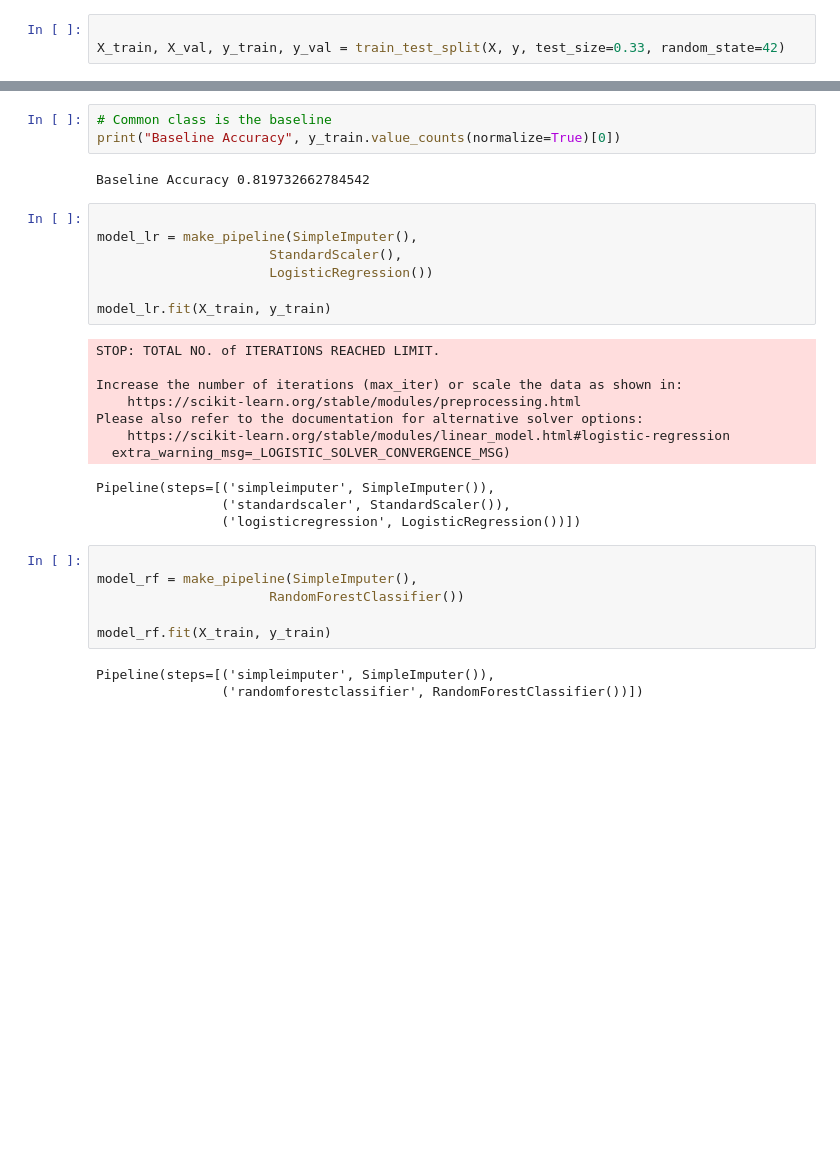
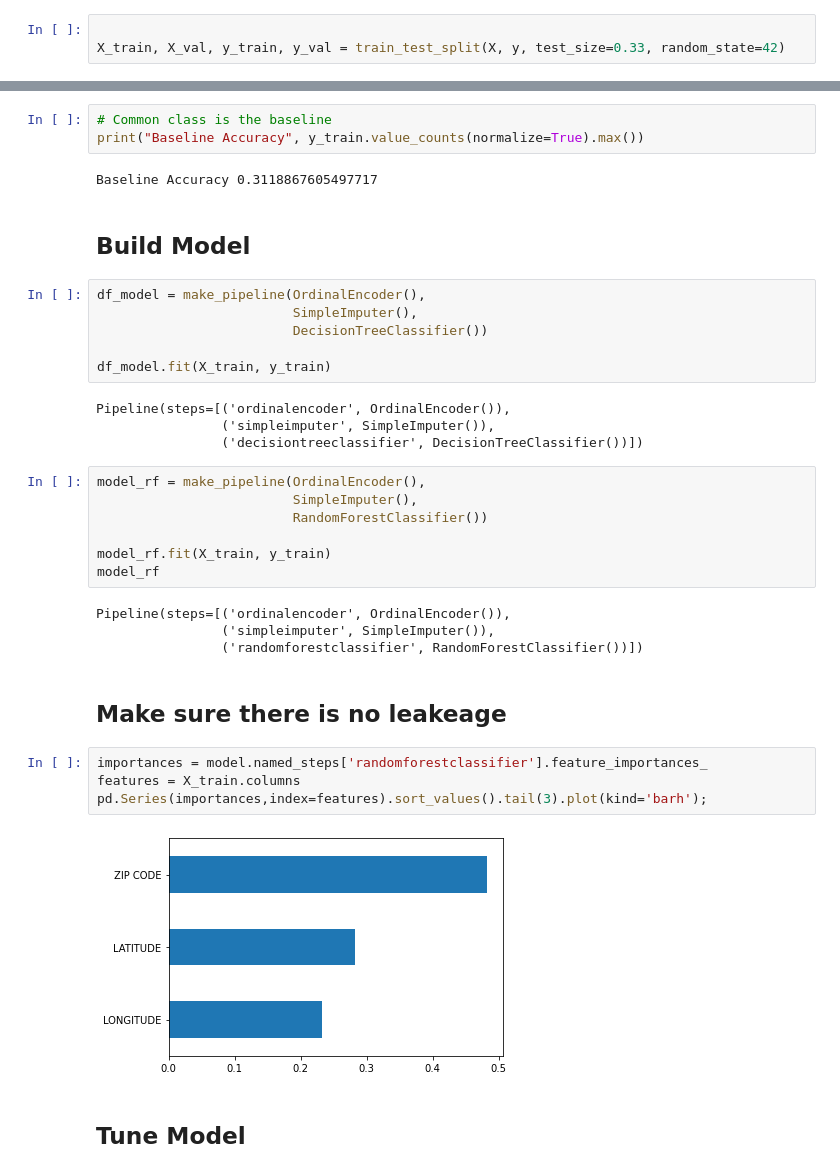
Before and after one commit to Arnelialeslieblog/DS-Unit-2-Applied-Modeling, a Jupyter notebook: module1-define-ml-problems/LS_DS_231_assignment.ipynb, the cells around one changed output, grey strips where cells are left out. Saved outputs shown, nothing was run; the diff lists cells and outputs as text; blank space fills up the shorter version.

```diff
--- a/module1-define-ml-problems/LS_DS_231_assignment.ipynb
+++ b/module1-define-ml-problems/LS_DS_231_assignment.ipynb
@@ -127,32 +172,38 @@ X_train, X_val, y_train, y_val = train_test_split(X, y, test_size=0.33, random_s
 # %%
 # Common class is the baseline
-print("Baseline Accuracy", y_train.value_counts(normalize=True)[0])
+print("Baseline Accuracy", y_train.value_counts(normalize=True).max())
 # %% [output]
-Baseline Accuracy 0.819732662784542
+Baseline Accuracy 0.3118867605497717
+# %% [markdown]
+## Build Model
 # %%
+df_model = make_pipeline(OrdinalEncoder(),
+                         SimpleImputer(),
+                         DecisionTreeClassifier())
 
-model_lr = make_pipeline(SimpleImputer(),
-                      StandardScaler(),
-                      LogisticRegression())
-
-model_lr.fit(X_train, y_train)
+df_model.fit(X_train, y_train)
 # %% [output]
-STOP: TOTAL NO. of ITERATIONS REACHED LIMIT.
-
-Increase the number of iterations (max_iter) or scale the data as shown in:
-    https://scikit-learn.org/stable/modules/preprocessing.html
-Please also refer to the documentation for alternative solver options:
-    https://scikit-learn.org/stable/modules/linear_model.html#logistic-regression
-  extra_warning_msg=_LOGISTIC_SOLVER_CONVERGENCE_MSG)
+Pipeline(steps=[('ordinalencoder', OrdinalEncoder()),
+                ('simpleimputer', SimpleImputer()),
+                ('decisiontreeclassifier', DecisionTreeClassifier())])
-Pipeline(steps=[('simpleimputer', SimpleImputer()),
-                ('standardscaler', StandardScaler()),
-                ('logisticregression', LogisticRegression())])
 # %%
-
-model_rf = make_pipeline(SimpleImputer(),
-                      RandomForestClassifier())
+model_rf = make_pipeline(OrdinalEncoder(),
+                         SimpleImputer(),
+                         RandomForestClassifier())
 
 model_rf.fit(X_train, y_train)
+model_rf
 # %% [output]
-Pipeline(steps=[('simpleimputer', SimpleImputer()),
+Pipeline(steps=[('ordinalencoder', OrdinalEncoder()),
+                ('simpleimputer', SimpleImputer()),
                 ('randomforestclassifier', RandomForestClassifier())])
+# %% [markdown]
+## Make sure there is no leakeage
+# %%
+importances = model.named_steps['randomforestclassifier'].feature_importances_
+features = X_train.columns
+pd.Series(importances,index=features).sort_values().tail(3).plot(kind='barh');
+# %% [output]
+[figure, added]
+# %% [markdown]
+## Tune Model
```
Also changed, not shown: parts of 21 cells of this notebook, 3 other files.
